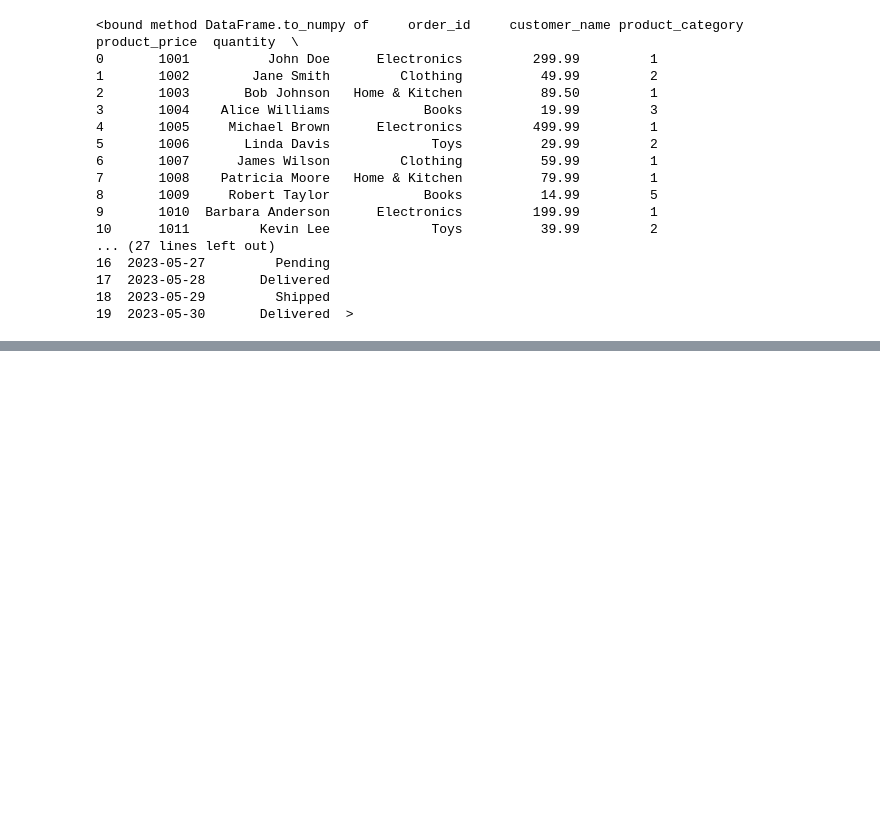
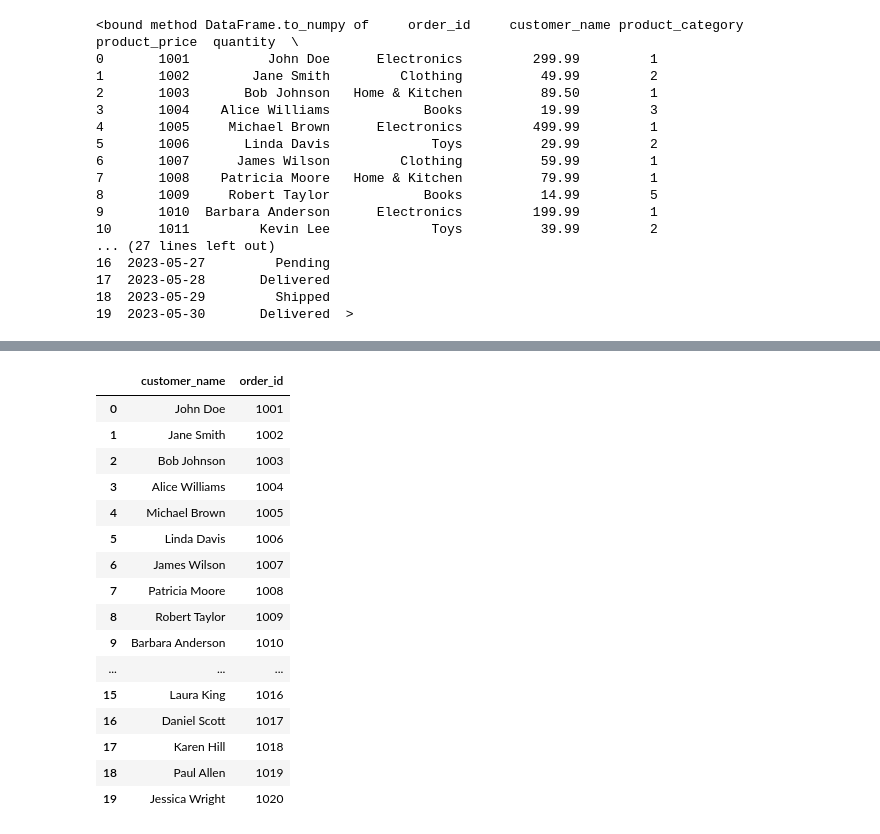
Before and after one commit to Md-Maruf-1727/LearningPractices, a Jupyter notebook: Pandas/Pandas6.ipynb, the cells around one changed output, grey strips where cells are left out. Cells and saved outputs as stored; diff of their text form; code cells hidden in the pictures; blank space fills up the shorter version.

```diff
--- a/Pandas/Pandas6.ipynb
+++ b/Pandas/Pandas6.ipynb
@@ -190,0 +390,21 @@ main_dataset.to_numpy
+# %%
+#23.	“customer_name” এবং “order_id” column একসাথে নির্বাচন করো।
+main_dataset[['customer_name', 'order_id']]
+# %% [output]
+|  | customer_name | order_id |
+| 0 | John Doe | 1001 |
+| 1 | Jane Smith | 1002 |
+| 2 | Bob Johnson | 1003 |
+| 3 | Alice Williams | 1004 |
+| 4 | Michael Brown | 1005 |
+| 5 | Linda Davis | 1006 |
+| 6 | James Wilson | 1007 |
+| 7 | Patricia Moore | 1008 |
+| 8 | Robert Taylor | 1009 |
+| 9 | Barbara Anderson | 1010 |
+| ... | ... | ... |
+| 15 | Laura King | 1016 |
+| 16 | Daniel Scott | 1017 |
+| 17 | Karen Hill | 1018 |
+| 18 | Paul Allen | 1019 |
+| 19 | Jessica Wright | 1020 |
```
Also changed, not shown: parts of 19 cells of this notebook.
